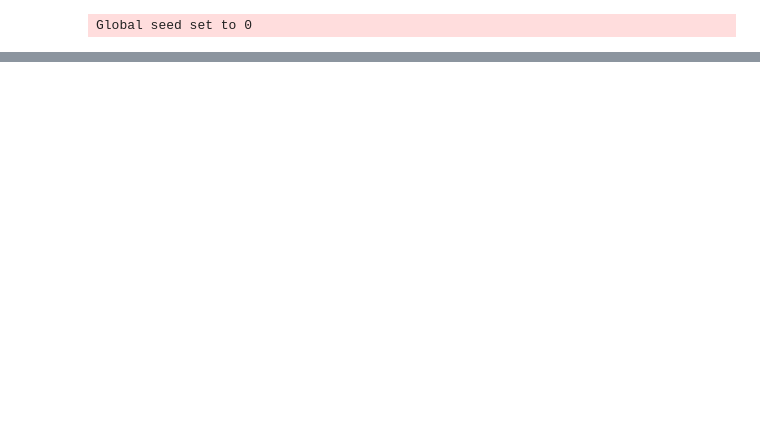
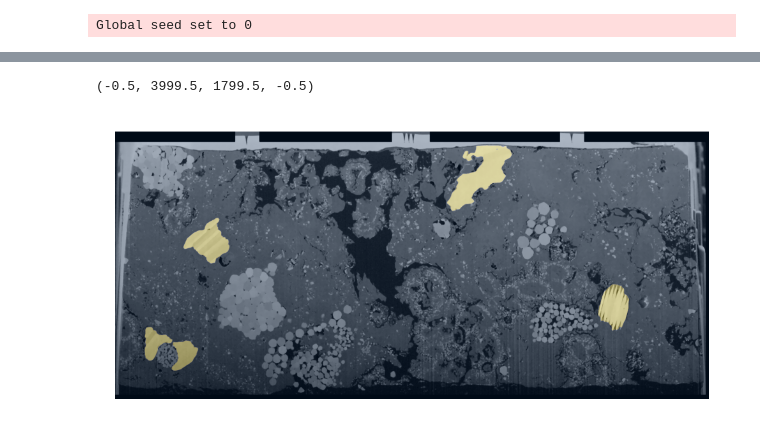
Before and after one commit to poyentung/few-shot-segmenter, a Jupyter notebook: dev.ipynb, the cells around one changed output, grey strips where cells are left out. Drawn from its saved outputs; the diff is of its cells as text; code cells hidden in the pictures; blank space fills up the shorter version.

```diff
--- a/dev.ipynb
+++ b/dev.ipynb
@@ -282,3 +354,17 @@ axs.axis("off")
+# %%
+from PIL import Image
+
+img = np.asarray(Image.open('data/NLM9/plaquette/image/A3D_cauliflower_0001-NLM0188.tiff'))
+mask = np.asarray(Image.open('data/NLM9/plaquette/annotation/A3D_cauliflower_0001-NLM0188.tiff'))
+
+fig, axs = plt.subplots(1,1,figsize=(4,3),dpi=300)
+axs.imshow(img,cmap='gray')
+# axs.imshow(out['annot'], alpha=0.5, cmap='cividis')
+axs.imshow(mask, alpha=0.3, cmap='cividis')
+axs.axis("off")
+# %% [output]
+(-0.5, 3999.5, 1799.5, -0.5)
+[figure, added]
 # %%
 from sav.utils.visual import eval_model
 from sav.datamodule import DatasetSAV
```
Also changed, not shown: parts of 13 cells of this notebook, 5 other files.
